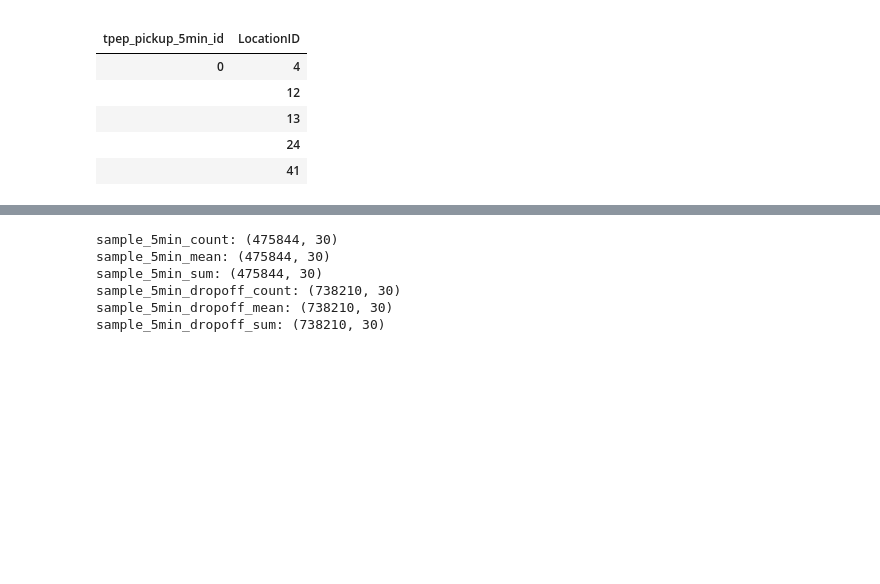
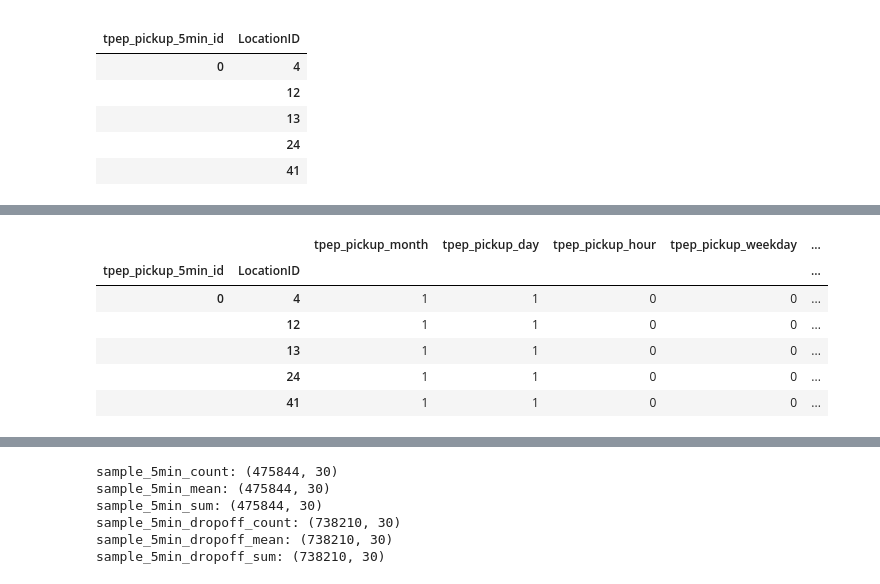
Before and after one commit to hlmiao/nyc_taxi_requests_prediction, a Jupyter notebook: nyc_taxi_requests_prediction.ipynb, the cells around one changed output, grey strips where cells are left out. Cells and saved outputs as stored; diff of their text form; code cells hidden in the pictures; blank space fills up the shorter version.

```diff
--- a/nyc_taxi_requests_prediction.ipynb
+++ b/nyc_taxi_requests_prediction.ipynb
@@ -420,0 +409,33 @@ all_5min_index: (616032, 0)
+# %%
+start = time.time()
+all_5min_id = np.array([i for i in range(int(last_5min_id)) for _ in range(manhattan_location_num)])
+all_5min_LocationID = np.array([i for _ in range(int(last_5min_id)) for i in manhattan_location_ids])
+print('all_5min_id:', all_5min_id.shape, all_5min_id)
+print('all_5min_LocationID:', all_5min_LocationID.shape, all_5min_LocationID)
+
+all_5min_index = pd.DataFrame({'tpep_pickup_5min_id': all_5min_id, 'LocationID': all_5min_LocationID})
+all_5min_index.set_index(['tpep_pickup_5min_id', 'LocationID'], inplace=True)
+print('all_5min_index:', all_5min_index.shape)
+
+all_5min_static = pd.DataFrame({'tpep_pickup_5min_id': all_5min_id, 'LocationID': all_5min_LocationID})
+all_5min_static['tpep_pickup_datetime'] = pd.to_timedelta(all_5min_static['tpep_pickup_5min_id']*5*60, unit='s') + first_datetime
+print('tpep_pickup_datetime:', time.time()-start)
+#all_5min_static['tpep_pickup_year'] = all_5min_static['tpep_pickup_datetime'].dt.year
+#print('tpep_pickup_year:', time.time()-start)
+all_5min_static['tpep_pickup_month'] = all_5min_static['tpep_pickup_datetime'].dt.month
+print('tpep_pickup_month:', time.time()-start)
+all_5min_static['tpep_pickup_day'] = all_5min_static['tpep_pickup_datetime'].dt.day
+print('tpep_pickup_day:', time.time()-start)
+all_5min_static['tpep_pickup_hour'] = all_5min_static['tpep_pickup_datetime'].dt.hour
+print('tpep_pickup_hour:', time.time()-start)
+all_5min_static['tpep_pickup_weekday'] = all_5min_static['tpep_pickup_datetime'].dt.weekday
+print('tpep_pickup_weekday:', time.time()-start)
+all_5min_static['is_weekend'] = all_5min_static['tpep_pickup_weekday'].map(lambda x: x >= 5 and 1 or 0)
+print('is_weekend:', time.time()-start)
+all_5min_static['is_morning_peak'] = all_5min_static['tpep_pickup_hour'].map(lambda x: 7 <= x <= 9 and 1 or 0)
+print('is_morning_peak:', time.time()-start)
+all_5min_static['is_evening_peak'] = all_5min_static['tpep_pickup_hour'].map(lambda x: 17 <= x <= 19 and 1 or 0)
+print('is_evening_peak:', time.time()-start)
+all_5min_static.drop(['tpep_pickup_datetime'], axis=1, inplace=True)
+all_5min_static.set_index(['tpep_pickup_5min_id', 'LocationID'], inplace=True)
+print('all_5min_static:', all_5min_static.shape)
@@ -430,0 +475,10 @@ all_5min_index.head()
+# %%
+all_5min_static.head()
+# %% [output]
+|  |  | tpep_pickup_month | tpep_pickup_day | tpep_pickup_hour | tpep_pickup_weekday | ... |
+| tpep_pickup_5min_id | LocationID |  |  |  |  | ... |
+| 0 | 4 | 1 | 1 | 0 | 0 | ... |
+|  | 12 | 1 | 1 | 0 | 0 | ... |
+|  | 13 | 1 | 1 | 0 | 0 | ... |
+|  | 24 | 1 | 1 | 0 | 0 | ... |
+|  | 41 | 1 | 1 | 0 | 0 | ... |
```
Also changed, not shown: parts of 20 cells of this notebook.
